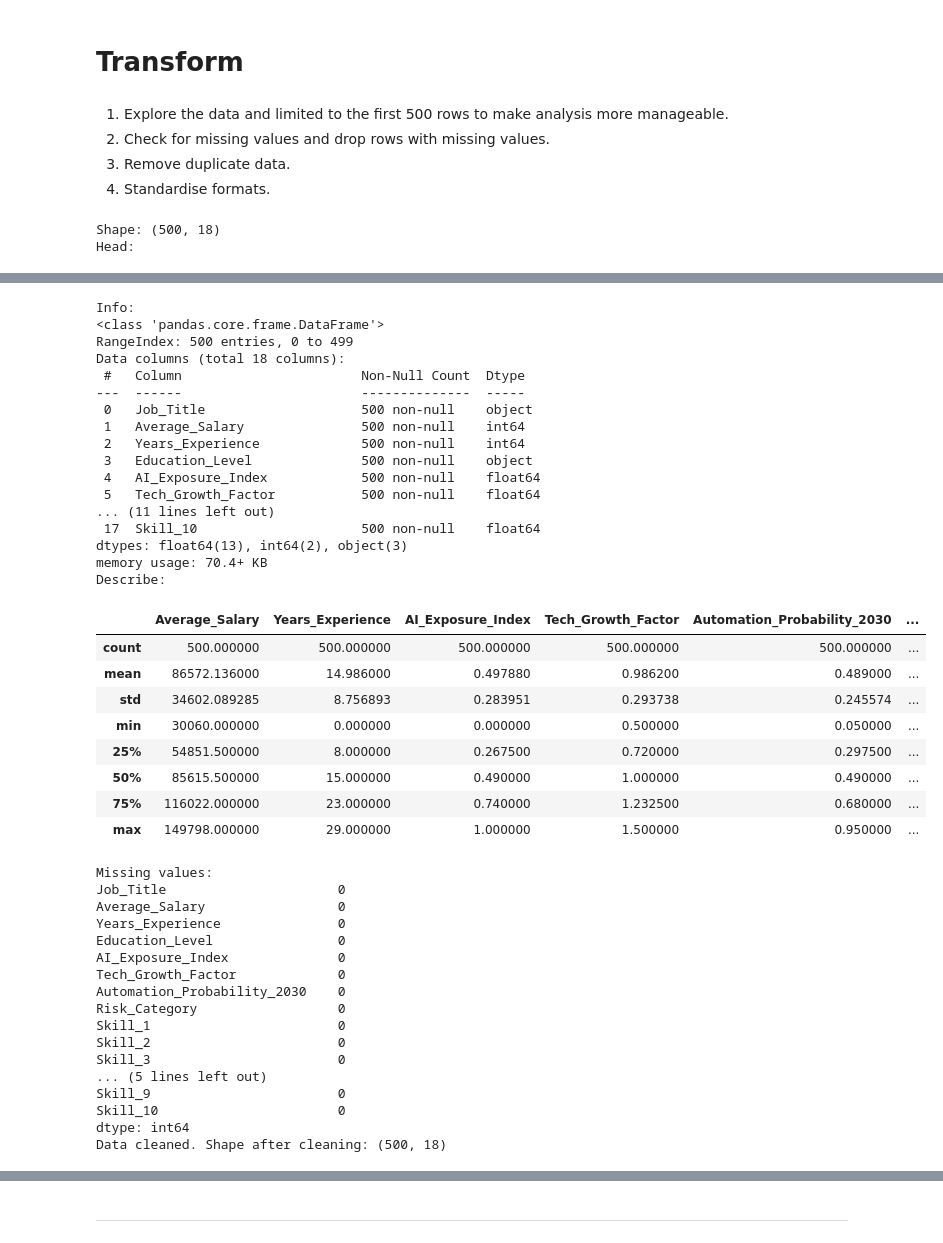
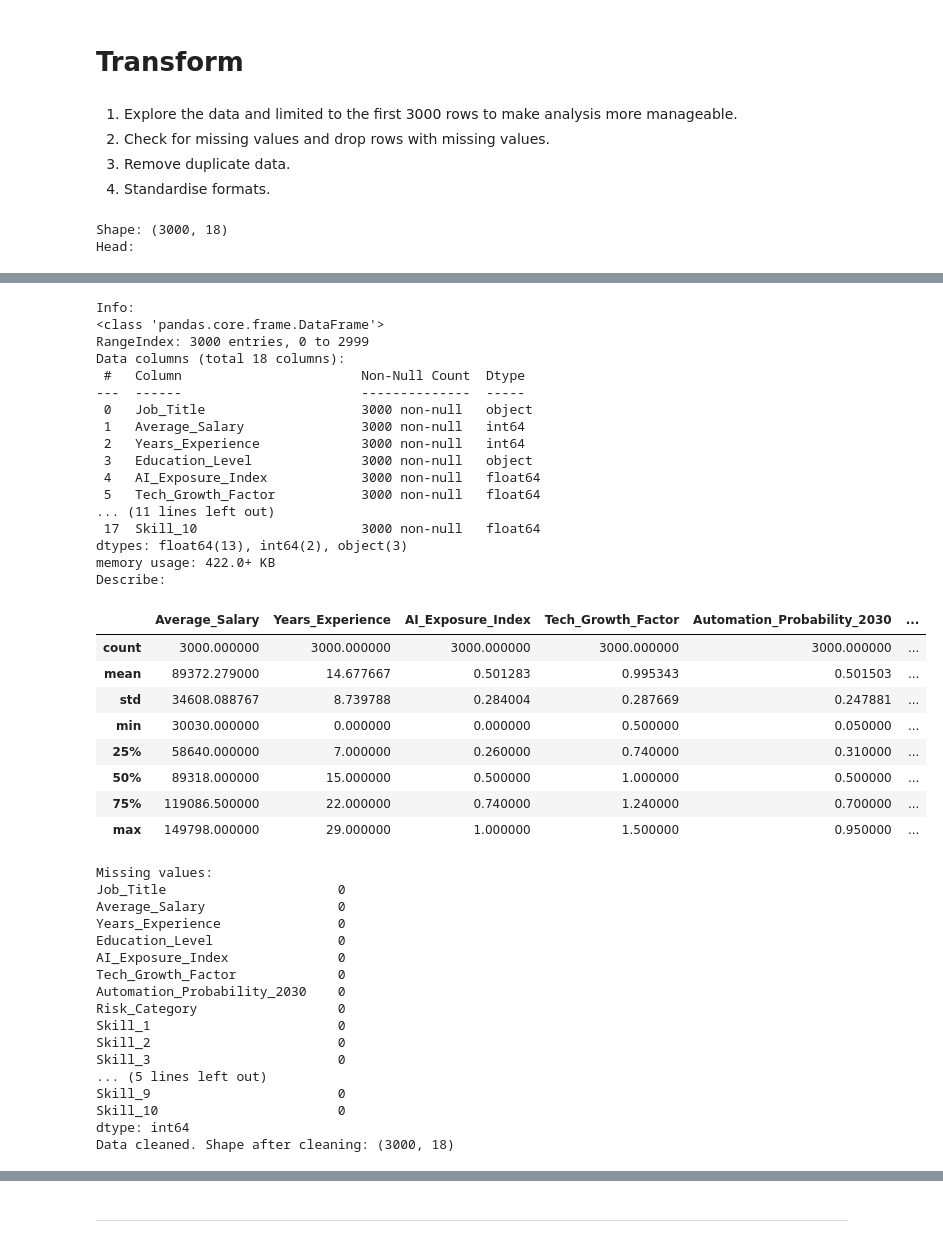
Before and after one commit to sunnyjandu/AI_Impact_on_Jobs, a Jupyter notebook: jupyter_notebooks/ETL_Datavis.ipynb, the cells around one changed output, grey strips where cells are left out. Cells and saved outputs as stored; diff of their text form; code cells hidden in the pictures.

```diff
--- a/jupyter_notebooks/ETL_Datavis.ipynb
+++ b/jupyter_notebooks/ETL_Datavis.ipynb
@@ -61,13 +61,13 @@ Name: count, dtype: int64
 # %% [markdown]
 # Transform
 # %% [markdown]
-1. Explore the data and limited to the first 500 rows to make analysis more manageable.
+1. Explore the data and limited to the first 3000 rows to make analysis more manageable.
 2. Check for missing values and drop rows with missing values.
 3. Remove duplicate data.
 4. Standardise formats.
 # %%
 # Explore the data
-df = df_full.head(500)  # Limit to 500 rows for manageability
+df = df_full.head(3000)  # Limit to 300 rows for manageability
 print("Shape:", df.shape)
 print("Head:")
 display(df.head())
@@ -80,50 +80,50 @@ display(df.describe())
 print("Missing values:")
 print(df.isnull().sum())
 
 # Handle missing values (drop rows with missing values as an example)
 df = df.dropna()
 
 # Remove duplicates
 df = df.drop_duplicates()
 
 # Standardise formats (e.g., lowercase string columns)
 df = df.apply(lambda x: x.str.lower() if x.dtype == 'object' else x)
 
 print("Data cleaned. Shape after cleaning:", df.shape)
 # %% [output]
-Shape: (500, 18)
+Shape: (3000, 18)
 Head:
 |  | Job_Title | Average_Salary | Years_Experience | Education_Level | AI_Exposure_Index | Tech_Growth_Factor | ... |
 | 0 | Security Guard | 45795 | 28 | Master's | 0.18 | 1.28 | ... |
 | 1 | Research Scientist | 133355 | 20 | PhD | 0.62 | 1.11 | ... |
 | 2 | Construction Worker | 146216 | 2 | High School | 0.86 | 1.18 | ... |
 | 3 | Software Engineer | 136530 | 13 | PhD | 0.39 | 0.68 | ... |
 | 4 | Financial Analyst | 70397 | 22 | High School | 0.52 | 1.46 | ... |
 Info:
 <class 'pandas.core.frame.DataFrame'>
-RangeIndex: 500 entries, 0 to 499
+RangeIndex: 3000 entries, 0 to 2999
 Data columns (total 18 columns):
  #   Column                       Non-Null Count  Dtype
 ---  ------                       --------------  -----
- 0   Job_Title                    500 non-null    object
- 1   Average_Salary               500 non-null    int64
- 2   Years_Experience             500 non-null    int64
- 3   Education_Level              500 non-null    object
- 4   AI_Exposure_Index            500 non-null    float64
- 5   Tech_Growth_Factor           500 non-null    float64
+ 0   Job_Title                    3000 non-null   object
+ 1   Average_Salary               3000 non-null   int64
+ 2   Years_Experience             3000 non-null   int64
+ 3   Education_Level              3000 non-null   object
+ 4   AI_Exposure_Index            3000 non-null   float64
+ 5   Tech_Growth_Factor           3000 non-null   float64
 ... (11 lines left out)
- 17  Skill_10                     500 non-null    float64
+ 17  Skill_10                     3000 non-null   float64
 dtypes: float64(13), int64(2), object(3)
-memory usage: 70.4+ KB
+memory usage: 422.0+ KB
 Describe:
 |  | Average_Salary | Years_Experience | AI_Exposure_Index | Tech_Growth_Factor | Automation_Probability_2030 | ... |
-| count | 500.000000 | 500.000000 | 500.000000 | 500.000000 | 500.000000 | ... |
-| mean | 86572.136000 | 14.986000 | 0.497880 | 0.986200 | 0.489000 | ... |
-| std | 34602.089285 | 8.756893 | 0.283951 | 0.293738 | 0.245574 | ... |
-| min | 30060.000000 | 0.000000 | 0.000000 | 0.500000 | 0.050000 | ... |
-| 25% | 54851.500000 | 8.000000 | 0.267500 | 0.720000 | 0.297500 | ... |
-| 50% | 85615.500000 | 15.000000 | 0.490000 | 1.000000 | 0.490000 | ... |
-| 75% | 116022.000000 | 23.000000 | 0.740000 | 1.232500 | 0.680000 | ... |
+| count | 3000.000000 | 3000.000000 | 3000.000000 | 3000.000000 | 3000.000000 | ... |
+| mean | 89372.279000 | 14.677667 | 0.501283 | 0.995343 | 0.501503 | ... |
+| std | 34608.088767 | 8.739788 | 0.284004 | 0.287669 | 0.247881 | ... |
+| min | 30030.000000 | 0.000000 | 0.000000 | 0.500000 | 0.050000 | ... |
+| 25% | 58640.000000 | 7.000000 | 0.260000 | 0.740000 | 0.310000 | ... |
+| 50% | 89318.000000 | 15.000000 | 0.500000 | 1.000000 | 0.500000 | ... |
+| 75% | 119086.500000 | 22.000000 | 0.740000 | 1.240000 | 0.700000 | ... |
 | max | 149798.000000 | 29.000000 | 1.000000 | 1.500000 | 0.950000 | ... |
 Missing values:
 Job_Title                      0
@@ -141,7 +141,7 @@ Skill_3                        0
 Skill_9                        0
 Skill_10                       0
 dtype: int64
-Data cleaned. Shape after cleaning: (500, 18)
+Data cleaned. Shape after cleaning: (3000, 18)
 # %%
 # Check counts for key columns
 print("Risk_Category counts:")
```
Also changed, not shown: parts of 5 cells of this notebook, 1 other file.
